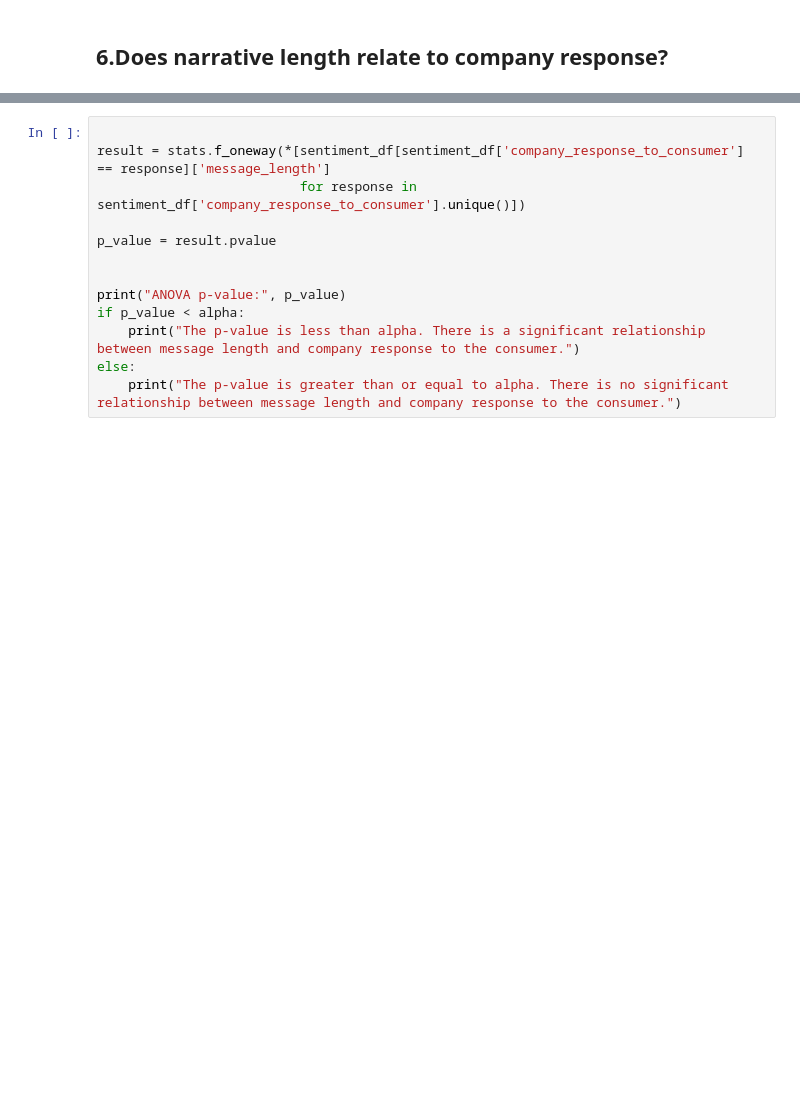
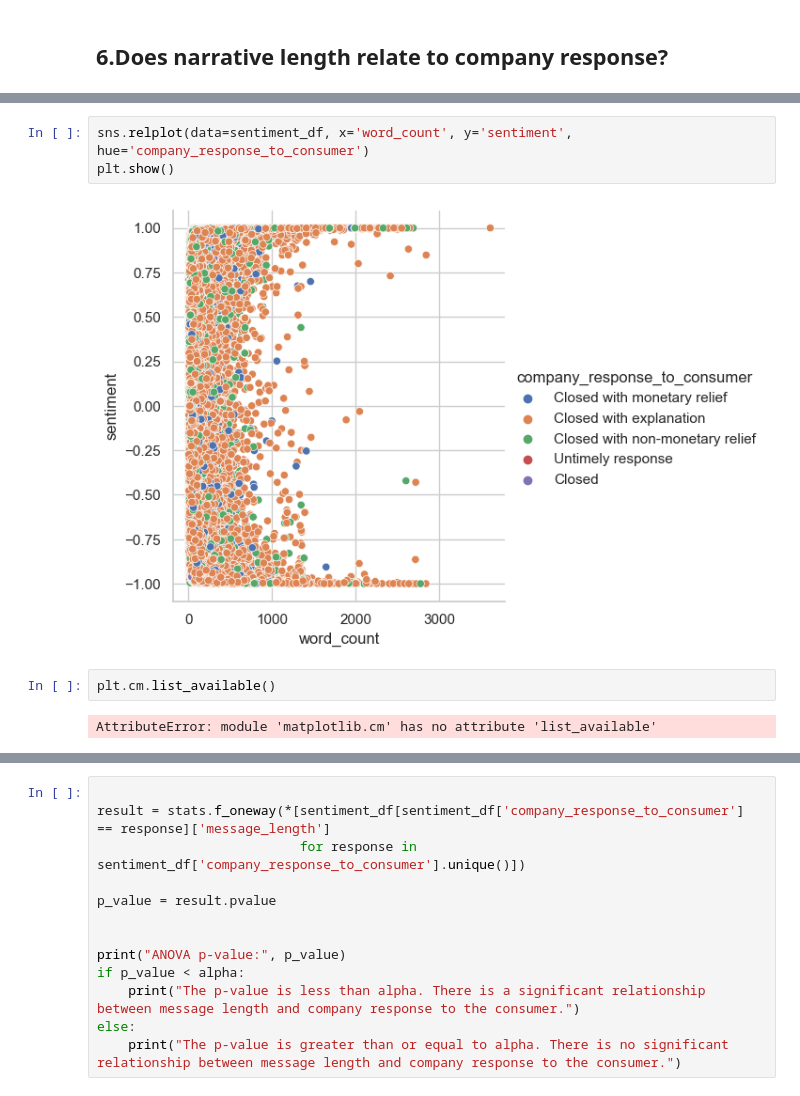
Before and after one commit to DATA-TRAC/consumer-complaint-response, a Jupyter notebook: cely-notebook.ipynb, the cells around one changed output, grey strips where cells are left out. Cells and saved outputs as stored; diff of their text form; blank space fills up the shorter version.

```diff
--- a/cely-notebook.ipynb
+++ b/cely-notebook.ipynb
@@ -346 +354,10 @@ plt.show()
+# %%
+sns.relplot(data=sentiment_df, x='word_count', y='sentiment', hue='company_response_to_consumer')
+plt.show()
+# %% [output]
+[figure, added]
+# %%
+plt.cm.list_available()
+# %% [output]
+AttributeError: module 'matplotlib.cm' has no attribute 'list_available'
 # %%
```
Also changed, not shown: parts of 26 cells of this notebook, 1 other file.
